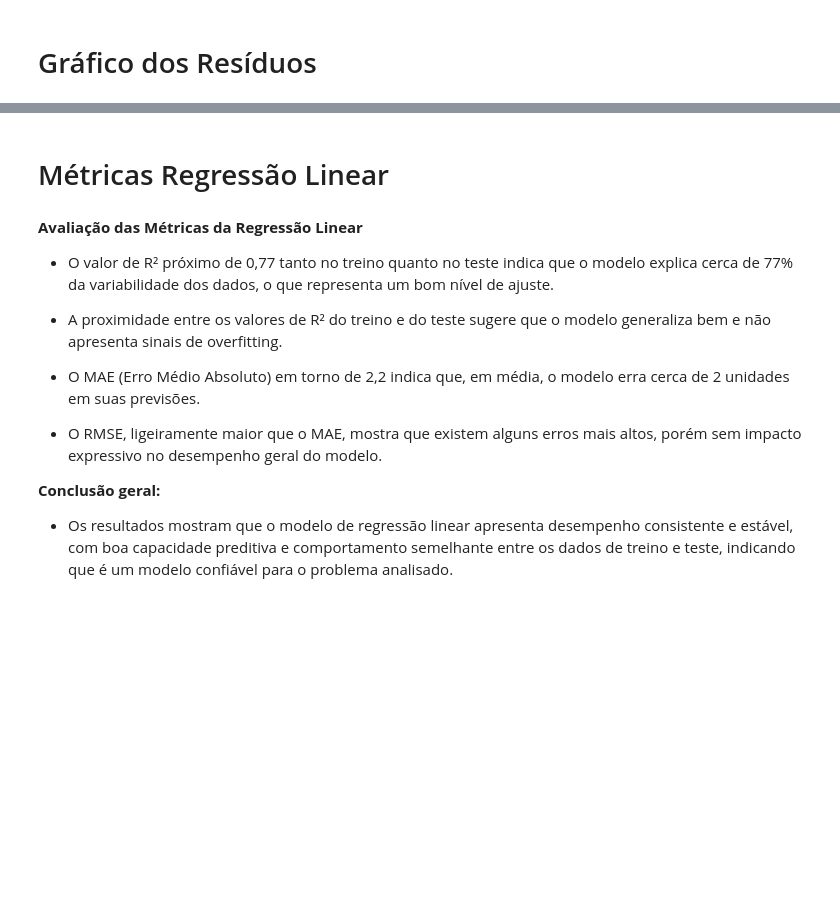
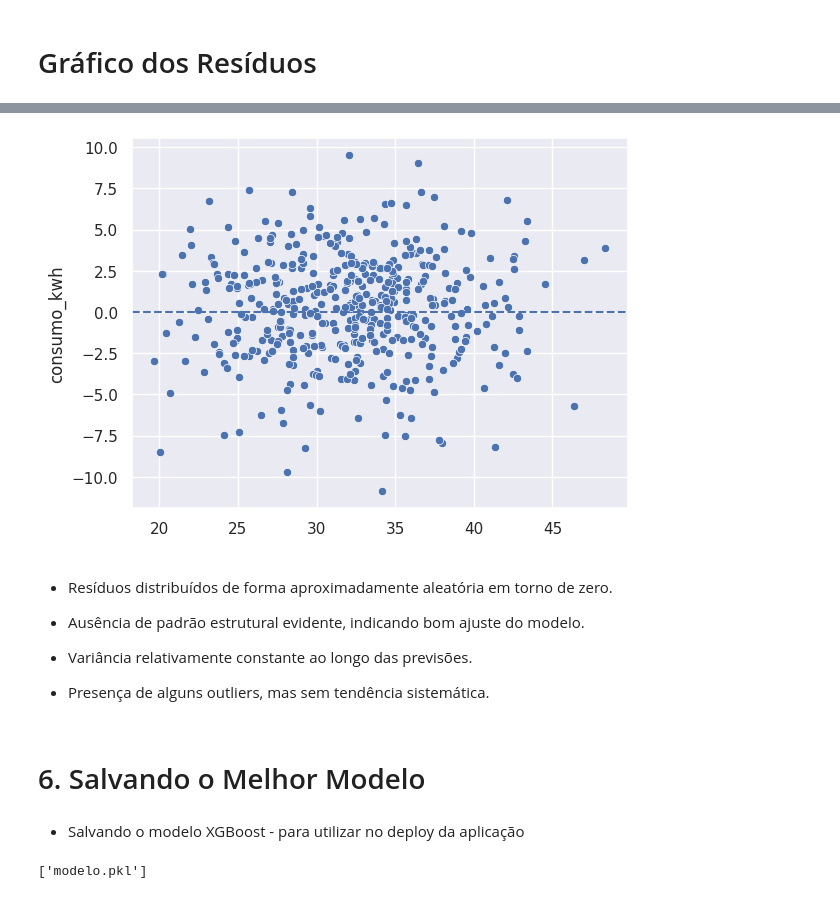
Before and after one commit to RenanTrevelim/Projeto_Previsao_Consumo_de_Energia, a Jupyter notebook: Machine_Learning_Regressão_Consumo_de_Energia.ipynb, the cells around one changed output, grey strips where cells are left out. Saved outputs shown, nothing was run; the diff lists cells and outputs as text; code cells hidden in the pictures; blank space fills up the shorter version.

```diff
--- a/Machine_Learning_Regressão_Consumo_de_Energia.ipynb
+++ b/Machine_Learning_Regressão_Consumo_de_Energia.ipynb
@@ -490,16 +605,18 @@ plt.show()
-# %% [markdown]
-# Métricas Regressão Linear
-# %% [markdown]
-**Avaliação das Métricas da Regressão Linear**
-
-* O valor de R² próximo de 0,77 tanto no treino quanto no teste indica que o modelo explica cerca de 77% da variabilidade dos dados, o que representa um bom nível de ajuste.
-
-* A proximidade entre os valores de R² do treino e do teste sugere que o modelo generaliza bem e não apresenta sinais de overfitting.
-
-* O MAE (Erro Médio Absoluto) em torno de 2,2 indica que, em média, o modelo erra cerca de 2 unidades em suas previsões.
-
-* O RMSE, ligeiramente maior que o MAE, mostra que existem alguns erros mais altos, porém sem impacto expressivo no desempenho geral do modelo.
-
-**Conclusão geral:**
-
-* Os resultados mostram que o modelo de regressão linear apresenta desempenho consistente e estável, com boa capacidade preditiva e comportamento semelhante entre os dados de treino e teste, indicando que é um modelo confiável para o problema analisado.
+# %%
+residuo = y_teste - y_previsto_xgb_boost
+
+sns.scatterplot(x=y_previsto_xgb_boost, y=residuo)
+plt.axhline(0, linestyle="--")
+plt.show()
+# %% [output]
+[figure, added]
+# %% [markdown]
+* Resíduos distribuídos de forma aproximadamente aleatória em torno de zero.
+
+* Ausência de padrão estrutural evidente, indicando bom ajuste do modelo.
+
+* Variância relativamente constante ao longo das previsões.
+
+* Presença de alguns outliers, mas sem tendência sistemática.
+# %% [markdown]
+# 6. Salvando o Melhor Modelo
@@ -505,0 +625,6 @@ plt.show()
+# %% [markdown]
+* Salvando o modelo XGBoost - para utilizar no deploy da aplicação
+# %%
+joblib.dump(modelo, 'modelo.pkl')
+# %% [output]
+['modelo.pkl']
```
Also changed, not shown: parts of 39 cells of this notebook, 7 other files.
